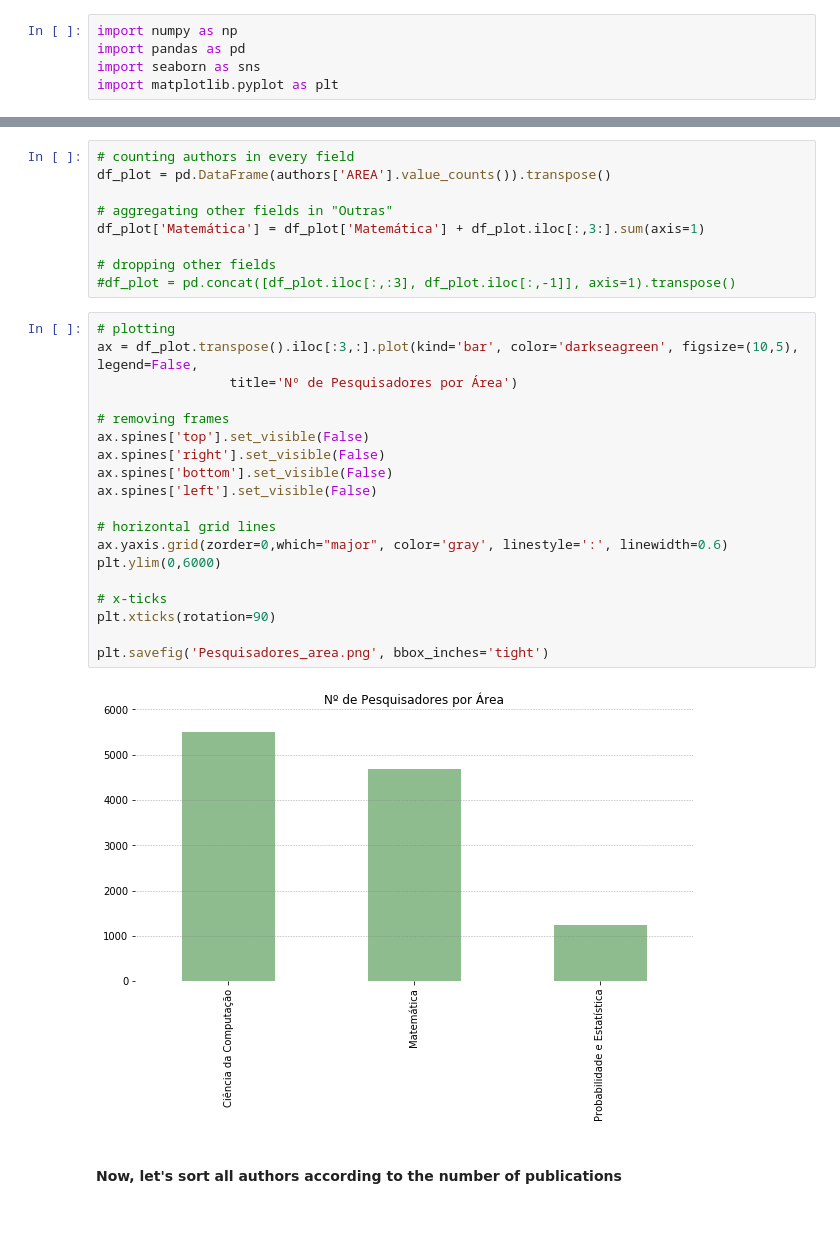
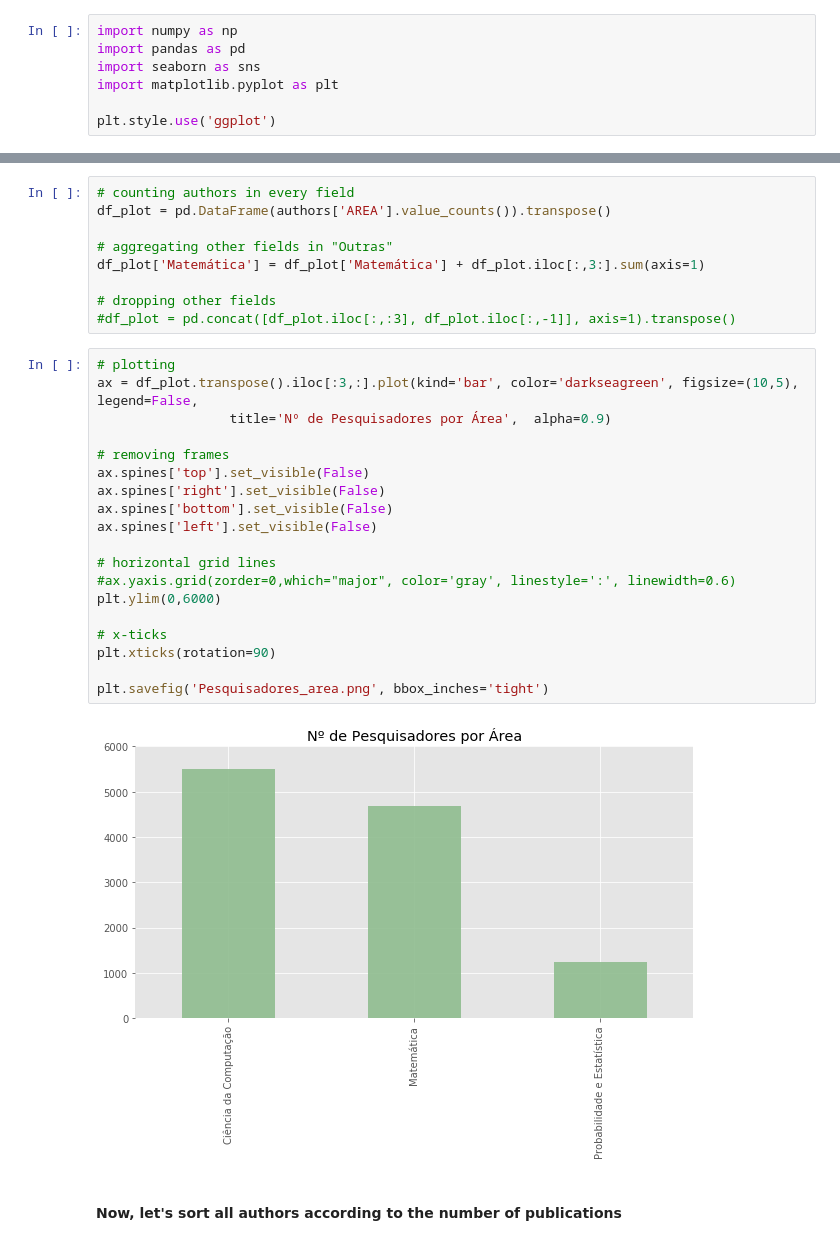
Before and after one commit to davibarreira/PBMNet, a Jupyter notebook: Exploring_Database.ipynb, the cells around one changed output, grey strips where cells are left out. Drawn from its saved outputs; the diff is of its cells as text; blank space fills up the shorter version.

```diff
--- a/Exploring_Database.ipynb
+++ b/Exploring_Database.ipynb
@@ -11,6 +11,8 @@ import numpy as np
 import pandas as pd
 import seaborn as sns
 import matplotlib.pyplot as plt
+
+plt.style.use('ggplot')
 # %% [markdown]
 **Importing dataframe...**
 # %%
@@ -198,24 +201,24 @@ df_plot['Matemática'] = df_plot['Matemática'] + df_plot.iloc[:,3:].sum(axis=1)
 # %%
 # plotting
 ax = df_plot.transpose().iloc[:3,:].plot(kind='bar', color='darkseagreen', figsize=(10,5), legend=False,
-                 title='Nº de Pesquisadores por Área')
+                 title='Nº de Pesquisadores por Área',  alpha=0.9)
 
 # removing frames
 ax.spines['top'].set_visible(False)
 ax.spines['right'].set_visible(False)
 ax.spines['bottom'].set_visible(False)
 ax.spines['left'].set_visible(False)
 
 # horizontal grid lines
-ax.yaxis.grid(zorder=0,which="major", color='gray', linestyle=':', linewidth=0.6)
+#ax.yaxis.grid(zorder=0,which="major", color='gray', linestyle=':', linewidth=0.6)
 plt.ylim(0,6000)
 
 # x-ticks
 plt.xticks(rotation=90)
 
 plt.savefig('Pesquisadores_area.png', bbox_inches='tight')
 # %% [output]
-[figure, old version]
+[figure, new version]
 # %% [markdown]
 <br>
 
```
Also changed, not shown: parts of 19 cells of this notebook, 8 other files.
